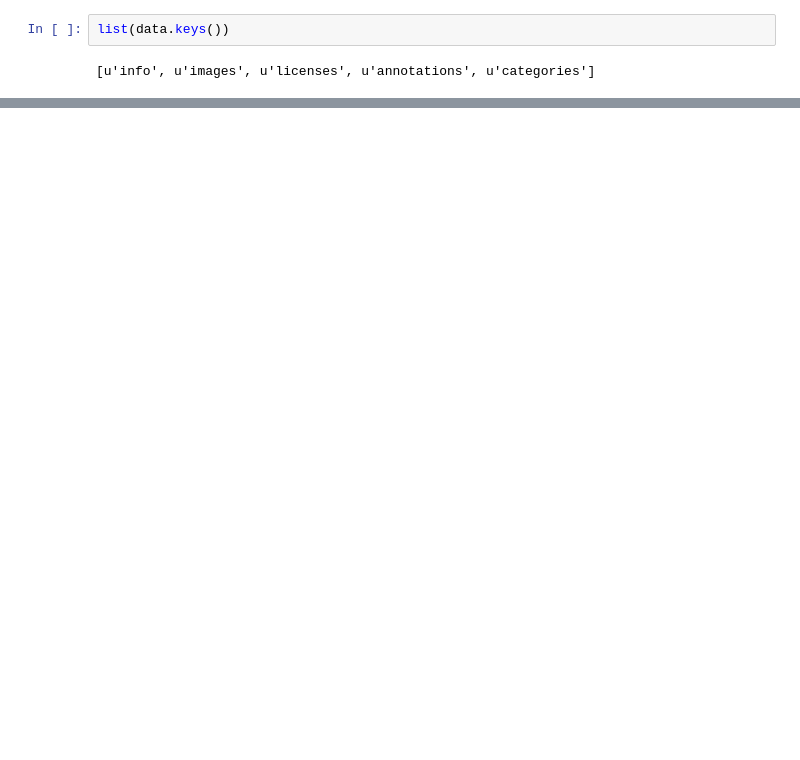
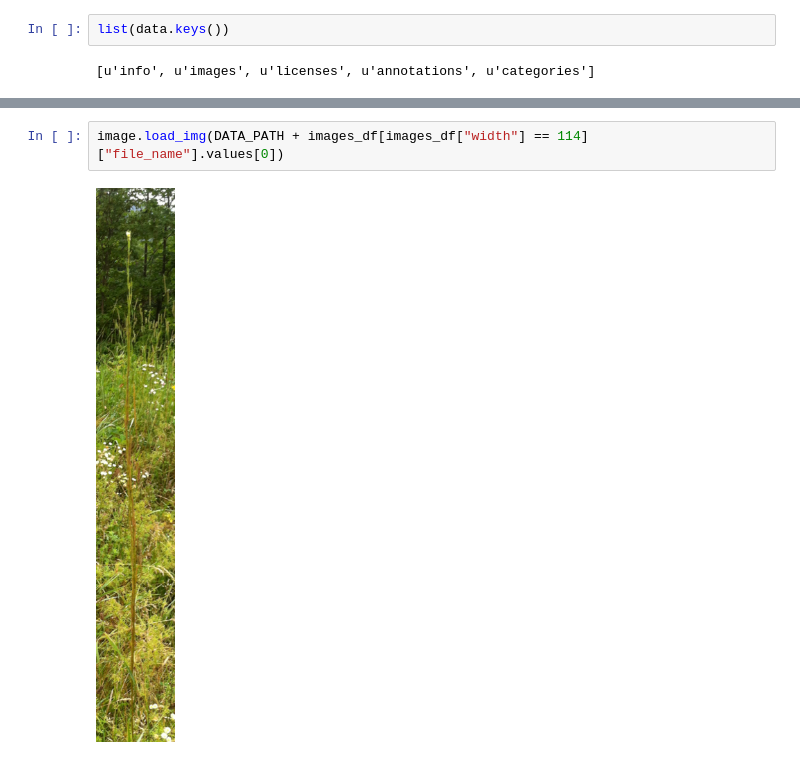
Before and after one commit to Denyskach/ml-models, a Jupyter notebook: kaggle/inaturalist-2018/Data_Exploration.ipynb, the cells around one changed output, grey strips where cells are left out. Saved outputs shown, nothing was run; the diff lists cells and outputs as text; blank space fills up the shorter version.

```diff
--- a/kaggle/inaturalist-2018/Data_Exploration.ipynb
+++ b/kaggle/inaturalist-2018/Data_Exploration.ipynb
@@ -26,0 +137,4 @@ images_df.head()
+# %%
+image.load_img(DATA_PATH + images_df[images_df["width"] == 114]["file_name"].values[0])
+# %% [output]
+[figure, added]
```
Also changed, not shown: parts of 19 cells of this notebook.
